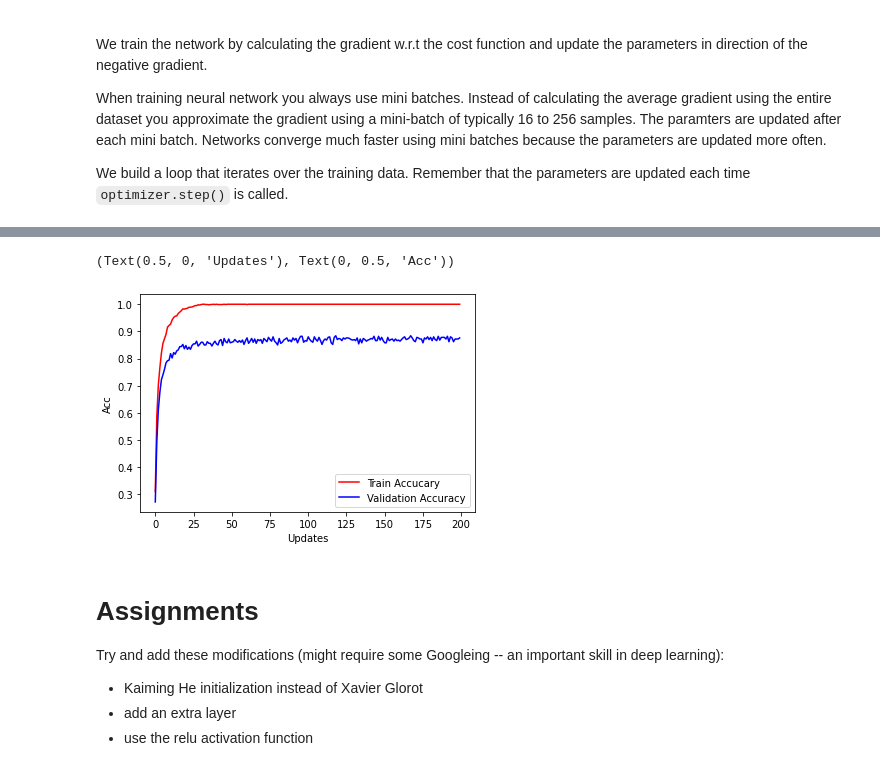
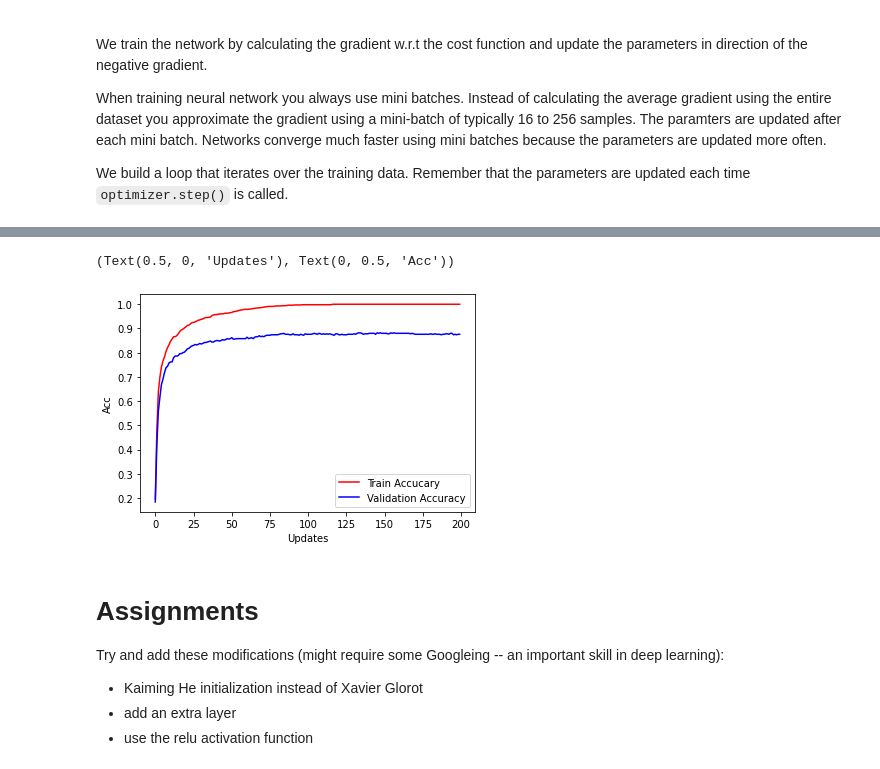
Before and after one commit to Laegas/02456-deep-learning-with-PyTorch, a Jupyter notebook: 3_Feedforward_PyTorch/3.4-EXE-FFN-MNIST.ipynb, the cells around one changed output, grey strips where cells are left out. Saved outputs shown, nothing was run; the diff lists cells and outputs as text; code cells hidden in the pictures.

```diff
--- a/3_Feedforward_PyTorch/3.4-EXE-FFN-MNIST.ipynb
+++ b/3_Feedforward_PyTorch/3.4-EXE-FFN-MNIST.ipynb
@@ -180,20 +180,21 @@ class Net(nn.Module):
         # define activation function in constructor
         # self.activation = torch.nn.ELU() # orig
         self.activation = torch.nn.ReLU()
+        self.bn1 = nn.BatchNorm1d(num_l1)
+        self.bn2 = nn.BatchNorm1d(num_l1)
+        self.dropout = torch.nn.Dropout(p=0.5)
 
     def forward(self, x):
-        dropout = torch.nn.Dropout(p=0.1)
-        batchnorm = nn.BatchNorm1d(num_l1)
 
         x = F.linear(x, self.W_1, self.b_1)
-        x = batchnorm(x)
+        x = self.bn1(x)
+        x = self.dropout(x)
         x = self.activation(x)
-        x = dropout(x)
 
         x = F.linear(x, self.W_2, self.b_2)
-        x = batchnorm(x)
+        x = self.bn2(x)
+        x = self.dropout(x)
         x = self.activation(x)
-        x = dropout(x)
 
         x = F.linear(x, self.W_3, self.b_3)
         return x
@@ -202,7 +203,7 @@ net = Net(num_features, num_l1, num_classes)
 # %%
 # optimizer = optim.SGD(net.parameters(), lr=0.01) # orig
 # optimizer = optim.SGD(net.parameters(), lr=0.01, momentum = 0.9) # momentum
-optimizer = optim.Adam(net.parameters(), lr=1e-4, weight_decay=1e-5) # adam with L2 regularization
+optimizer = optim.Adam(net.parameters(), lr=1e-4, weight_decay=1e-3) # adam with L2 regularization
 criterion = nn.CrossEntropyLoss()
 # %%
 # Test the forward pass with dummy data
@@ -224,11 +225,6 @@ We build a loop that iterates over the training data. Remember that the paramete
 # we could have done this ourselves,
 # but we should be aware of sklearn and its tools
 from sklearn.metrics import accuracy_score
-
-# normalize the inputs
-x_train.div_(255)
-x_valid.div_(255)
-x_test.div_(255)
 
 # setting hyperparameters and gettings epoch sizes
 batch_size = 100
@@ -336,5 +332,5 @@ Epoch 200 : Train Loss 0.000259 , Train acc 1.000000, Valid acc 0.876000
 (Text(0.5, 0, 'Updates'), Text(0, 0.5, 'Acc'))
-[figure, old version]
+[figure, new version]
 # %% [markdown]
 # Assignments
 
```
Also changed, not shown: parts of 1 cell of this notebook.
